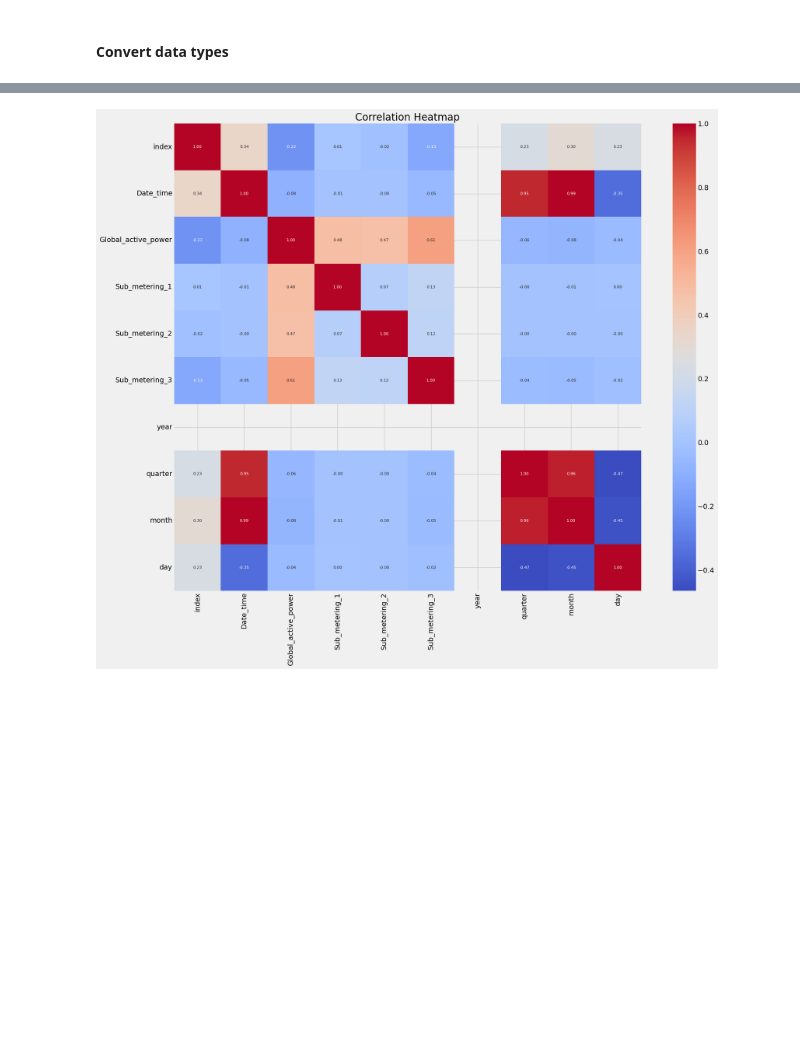
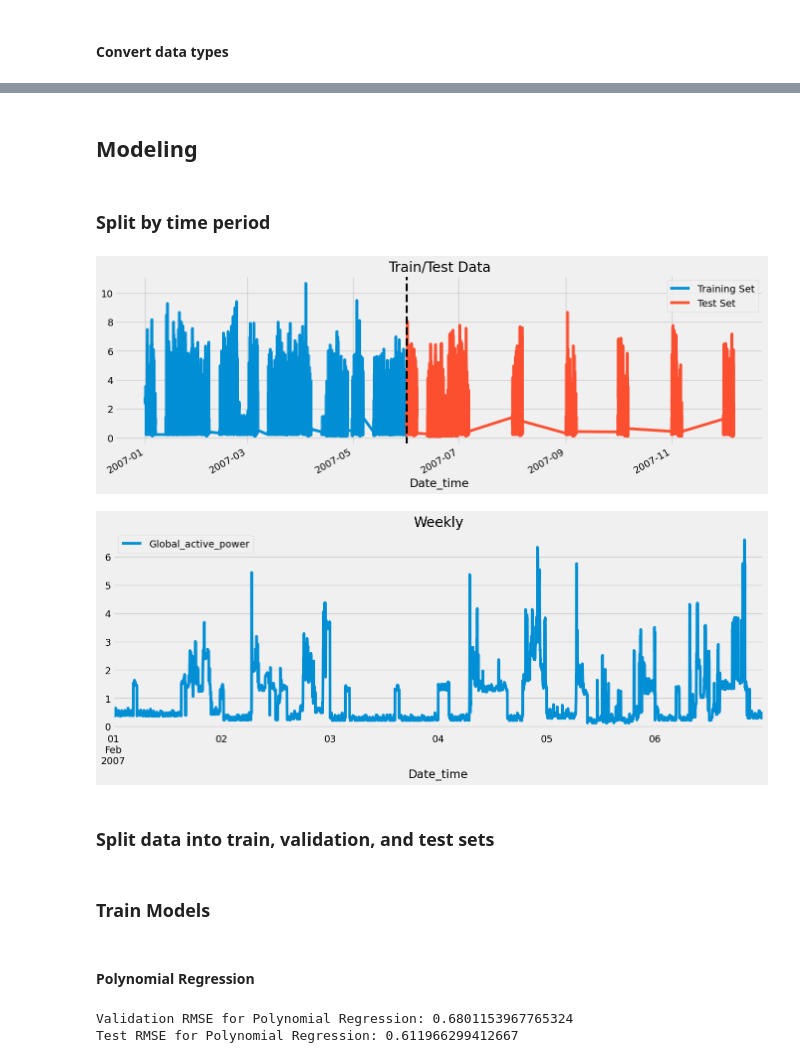
Before and after one commit to victorchaw/Analysis-from-Kaggle, a Jupyter notebook: household-electricity-consumption.ipynb, the cells around one changed output, grey strips where cells are left out. Drawn from its saved outputs; the diff is of its cells as text; code cells hidden in the pictures; blank space fills up the shorter version.

```diff
--- a/household-electricity-consumption.ipynb
+++ b/household-electricity-consumption.ipynb
@@ -165,11 +233,0 @@ plt.show()
-# %%
-df['year'] = df['Date_time'].apply(lambda x: x.year)
-df['quarter'] = df['Date_time'].apply(lambda x: x.quarter)
-df['month'] = df['Date_time'].apply(lambda x: x.month)
-df['day'] = df['Date_time'].apply(lambda x: x.day)
-# %%
-df = df[['Date_time', 'Global_active_power',
-       'Sub_metering_1', 'Sub_metering_2',
-       'Sub_metering_3', 'year', 'quarter', 'month', 'day']]
-df = df.sort_values('Date_time')
-df = df.reset_index()
@@ -244,11 +234,27 @@ df_corr = df.corr().query('abs(Global_active_power) > 0.3')
-# %%
-# Calculate the correlation matrix
-correlation_matrix = df.corr()
-
-# Create a heatmap
-plt.figure(figsize=(20, 16))
-sns.heatmap(correlation_matrix, annot=True, cmap='coolwarm', fmt=".2f", square=True, annot_kws={"size": 8}) #annot_kws sets font size
-plt.title("Correlation Heatmap")
-plt.show()
-# %% [output]
-[figure, removed]
+# %% [markdown]
+## Modeling
+# %% [markdown]
+### Split by time period
+# %%
+# Split the data as of June because 1) there are many gaps from August to December so it would not help to see the performance of the models properly; 2) we can visualize the result in quarterly namely Q3 and Q4.
+date_split = pd.to_datetime('2007-06-01')
+
+train = df.loc[df.index <= date_split]
+test = df.loc[df.index > date_split]
+
+fig, ax = plt.subplots(figsize=(15, 5))
+train.plot(x='Date_time', y='Global_active_power', ax=ax, label='Training Set', title='Train/Test Data')
+test.plot(x='Date_time', y='Global_active_power', ax=ax, label='Test Set')
+ax.axvline(date_split, color='black', ls='--', linewidth=3)
+ax.legend(['Training Set', 'Test Set'])
+plt.show()
+# %% [output]
+[figure, added]
+# %%
+# Observed data in a weekly timeframe which drew the sample in February
+df.loc[(df.index >= '2007-02-01') & (df.index < '2007-02-08')].plot(x='Date_time', y='Global_active_power', figsize=(15, 5), title='Weekly')
+plt.show()
+# %% [output]
+[figure, added]
+# %% [markdown]
+### Split data into train, validation, and test sets
@@ -254,0 +276,23 @@ plt.show()
+# %% [markdown]
+### Train Models
+# %% [markdown]
+#### Polynomial Regression
+# %%
+from sklearn.preprocessing import PolynomialFeatures
+from sklearn.linear_model import LinearRegression
+from sklearn.pipeline import make_pipeline
+from sklearn.metrics import mean_squared_error
+
+poly_reg = make_pipeline(PolynomialFeatures(degree=2), LinearRegression())
+poly_reg.fit(X_train, y_train)
+
+y_pred_poly_val = poly_reg.predict(X_val)
+rmse_poly_val = mean_squared_error(y_val, y_pred_poly_val, squared=False)
+print(f'Validation RMSE for Polynomial Regression: {rmse_poly_val}')
+
+y_pred_poly = poly_reg.predict(X_test)
+rmse_poly = mean_squared_error(y_test, y_pred_poly, squared=False)
+print(f'Test RMSE for Polynomial Regression: {rmse_poly}')
+# %% [output]
+Validation RMSE for Polynomial Regression: 0.6801153967765324
+Test RMSE for Polynomial Regression: 0.611966299412667
```
Also changed, not shown: parts of 60 cells of this notebook.
